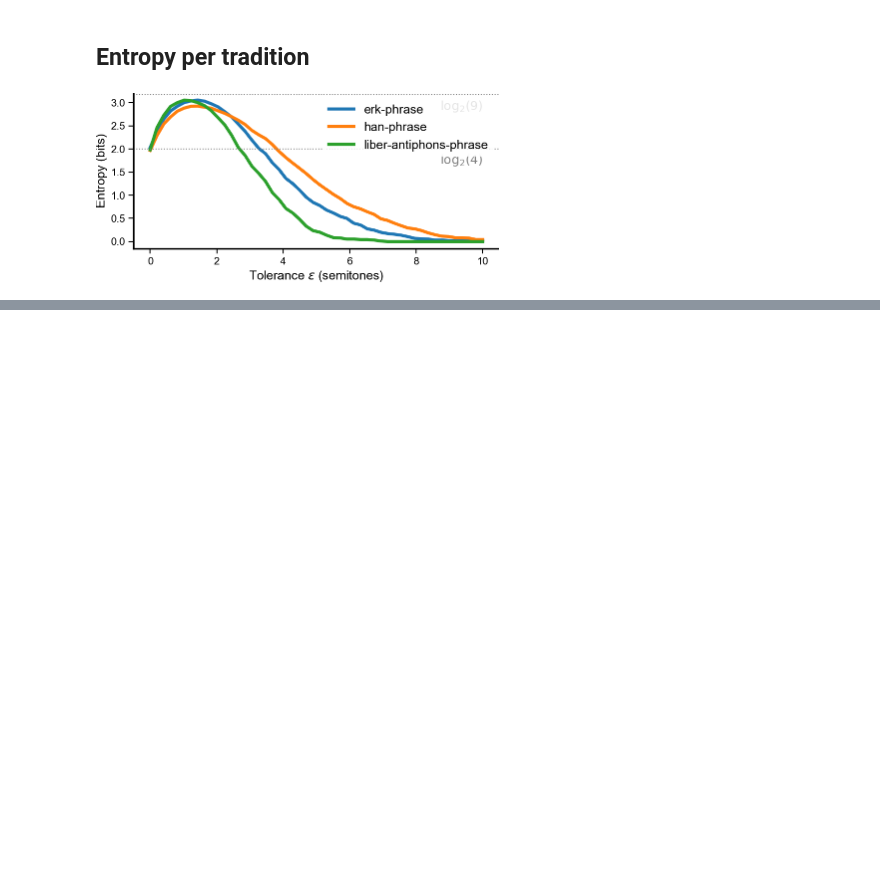
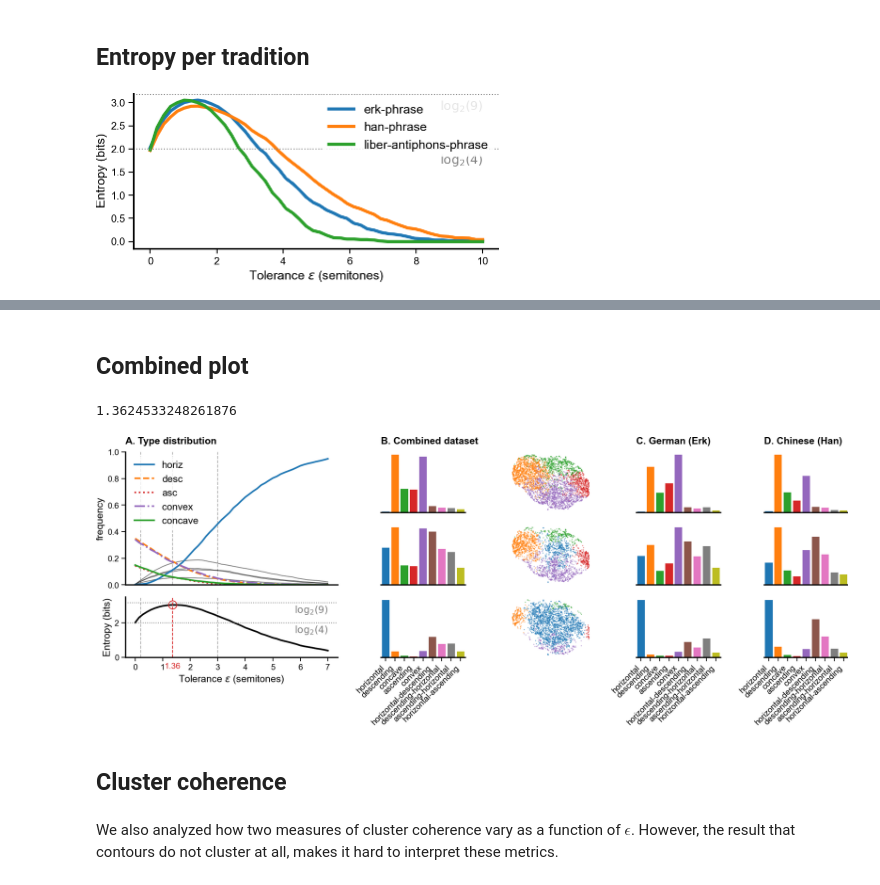
Before and after one commit to bacor/shapes-of-music, a Jupyter notebook: clean_notebooks/Tolerance.ipynb, the cells around one changed output, grey strips where cells are left out. Drawn from its saved outputs; the diff is of its cells as text; code cells hidden in the pictures; blank space fills up the shorter version.

```diff
--- a/clean_notebooks/Tolerance.ipynb
+++ b/clean_notebooks/Tolerance.ipynb
@@ -269,0 +188,70 @@ def bar_plot(tolerance, dataset_id='erk',
+# %% [markdown]
+## Combined plot
+# %%
+combined_contours = [Contour(c) for c in Dataset('combined-phrase').contours('pitch_centered', limit=5000)]
+erk_contours = [Contour(c) for c in Dataset('erk-phrase').contours('pitch_centered', limit=5000)]
+han_contours = [Contour(c) for c in Dataset('han-phrase').contours('pitch_centered', limit=5000)]
+# %%
+xs = np.linspace(0, 7, 50)
+opt = HuronOptimization(combined_contours, xs=xs)
+opt.best_epsilon
+# %% [output]
+1.3624533248261876
+# %%
+freqs = get_type_freqs(combined_contours, opt.xs)
+# %%
+raw_contours = np.array([c.pitches for c in combined_contours])
+mapper = umap.UMAP().fit(raw_contours)
+# %%
+epsilons = [0.2, opt.best_epsilon, 3]
+
+fig = plt.figure(
+    figsize=cm2inch(17, 7),
+    dpi=150,
+    tight_layout=True
+)
+gs = fig.add_gridspec(nrows=1, ncols=6)
+
+col1 = gs[:, :2].subgridspec(nrows=3, ncols=1)
+ax00 = fig.add_subplot(col1[:2, 0])
+title('A. Type distribution', ax=ax00)
+show_freq_function(xs, freqs, ax=ax00)
+ax00.set_ylabel('frequency')
+ax00.set_xticks([])
+ax00.set_ylim(0, 1)
+ax00.legend()
+for eps in epsilons:
+    ax00.axvline(eps, ls='--', color='0.7', lw=.5, zorder=-1)
+
+ax10 = fig.add_subplot(col1[2, 0])
+show_entropy(opt.xs, opt.losses, opt.best_epsilon, opt.best_entropy)
+ax10.set_ylim(0, 3.5)
+for eps in [epsilons[0], epsilons[-1]]:
+    ax10.axvline(eps, ls='--', color='0.7', lw=.5, zorder=-1)
+
+col2_gs = gs[:, 2].subgridspec(nrows=3, ncols=1)
+col2_axs = [fig.add_subplot(g) for g in col2_gs]
+show_histograms(combined_contours, epsilons, col2_axs)
+for ax in col2_axs[:2]: ax.set_xticks([])
+title('B. Combined dataset', ax=col2_axs[0])
+
+col3_gs = gs[:, 3].subgridspec(nrows=3, ncols=1)
+col3_axs = [fig.add_subplot(g) for g in col3_gs]
+show_umap_plots(mapper, combined_contours, epsilons, col3_axs, s=.5, alpha=.5)
+
+col4_gs = gs[:, 4].subgridspec(nrows=3, ncols=1)
+col4_axs = [fig.add_subplot(g) for g in col4_gs]
+show_histograms(erk_contours, epsilons, col4_axs)
+title('C. German (Erk)', ax=col4_axs[0])
+
+col5_gs = gs[:, 5].subgridspec(nrows=3, ncols=1)
+col5_axs = [fig.add_subplot(g) for g in col5_gs]
+show_histograms(han_contours, epsilons, col5_axs)
+title('D. Chinese (Han)', ax=col5_axs[0])
+plt.savefig('../figures/fig-tolerance/combined-figure-raw.pdf')
+# %% [output]
+[figure, added]
+# %% [markdown]
+## Cluster coherence
+# %% [markdown]
+We also analyzed how two measures of cluster coherence vary as a function of $\epsilon$. However, the result that contours do not cluster at all, makes it hard to interpret these metrics.
```
Also changed, not shown: parts of 42 cells of this notebook, 20 other files.
